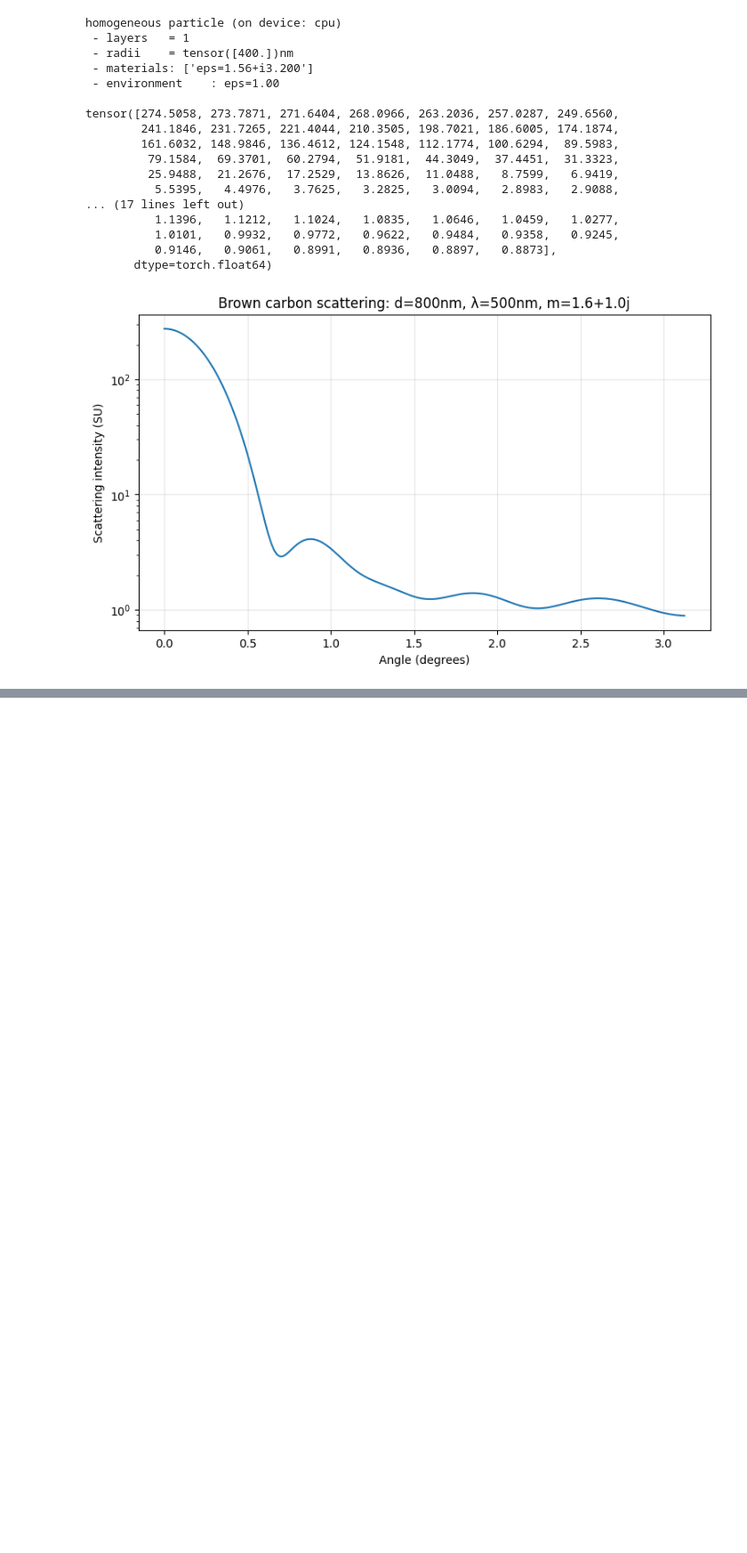
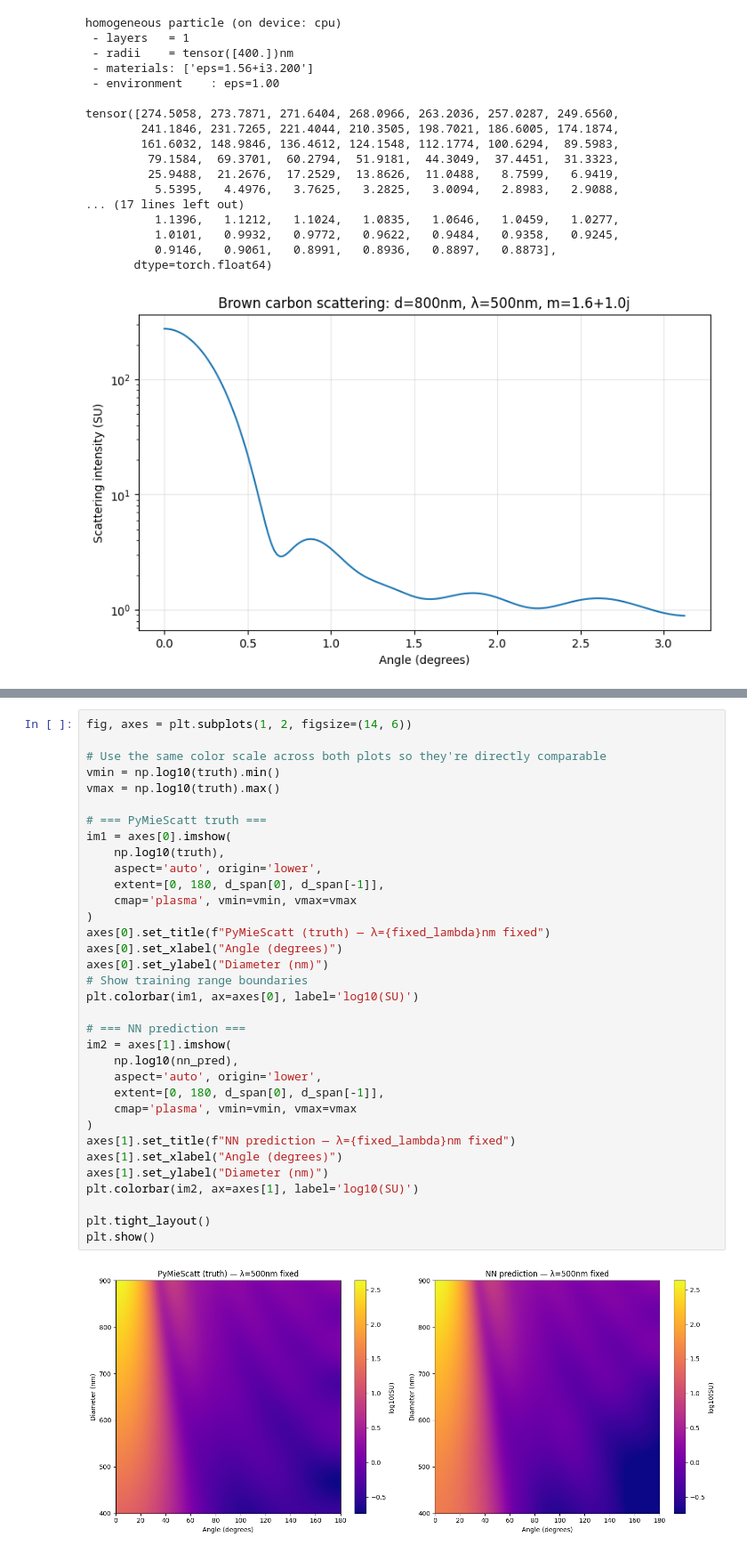
Before and after one commit to james-613/Modified_pyMieScatt_NN, a Jupyter notebook: mie_theory_NN_with_derivatives.ipynb, the cells around one changed output, grey strips where cells are left out. Shown at 89% size. Cells and saved outputs as stored; diff of their text form; blank space fills up the shorter version.

```diff
--- a/mie_theory_NN_with_derivatives.ipynb
+++ b/mie_theory_NN_with_derivatives.ipynb
@@ -69,0 +615,36 @@ tensor([274.5058, 273.7871, 271.6404, 268.0966, 263.2036, 257.0287, 249.6560,
+# %%
+fig, axes = plt.subplots(1, 2, figsize=(14, 6))
+
+# Use the same color scale across both plots so they're directly comparable
+vmin = np.log10(truth).min()
+vmax = np.log10(truth).max()
+
+# === PyMieScatt truth ===
+im1 = axes[0].imshow(
+    np.log10(truth),
+    aspect='auto', origin='lower',
+    extent=[0, 180, d_span[0], d_span[-1]],
+    cmap='plasma', vmin=vmin, vmax=vmax
+)
+axes[0].set_title(f"PyMieScatt (truth) — λ={fixed_lambda}nm fixed")
+axes[0].set_xlabel("Angle (degrees)")
+axes[0].set_ylabel("Diameter (nm)")
+# Show training range boundaries
+plt.colorbar(im1, ax=axes[0], label='log10(SU)')
+
+# === NN prediction ===
+im2 = axes[1].imshow(
+    np.log10(nn_pred),
+    aspect='auto', origin='lower',
+    extent=[0, 180, d_span[0], d_span[-1]],
+    cmap='plasma', vmin=vmin, vmax=vmax
+)
+axes[1].set_title(f"NN prediction — λ={fixed_lambda}nm fixed")
+axes[1].set_xlabel("Angle (degrees)")
+axes[1].set_ylabel("Diameter (nm)")
+plt.colorbar(im2, ax=axes[1], label='log10(SU)')
+
+plt.tight_layout()
+plt.show()
+# %% [output]
+[figure, added]
```
Also changed, not shown: parts of 9 cells of this notebook.
